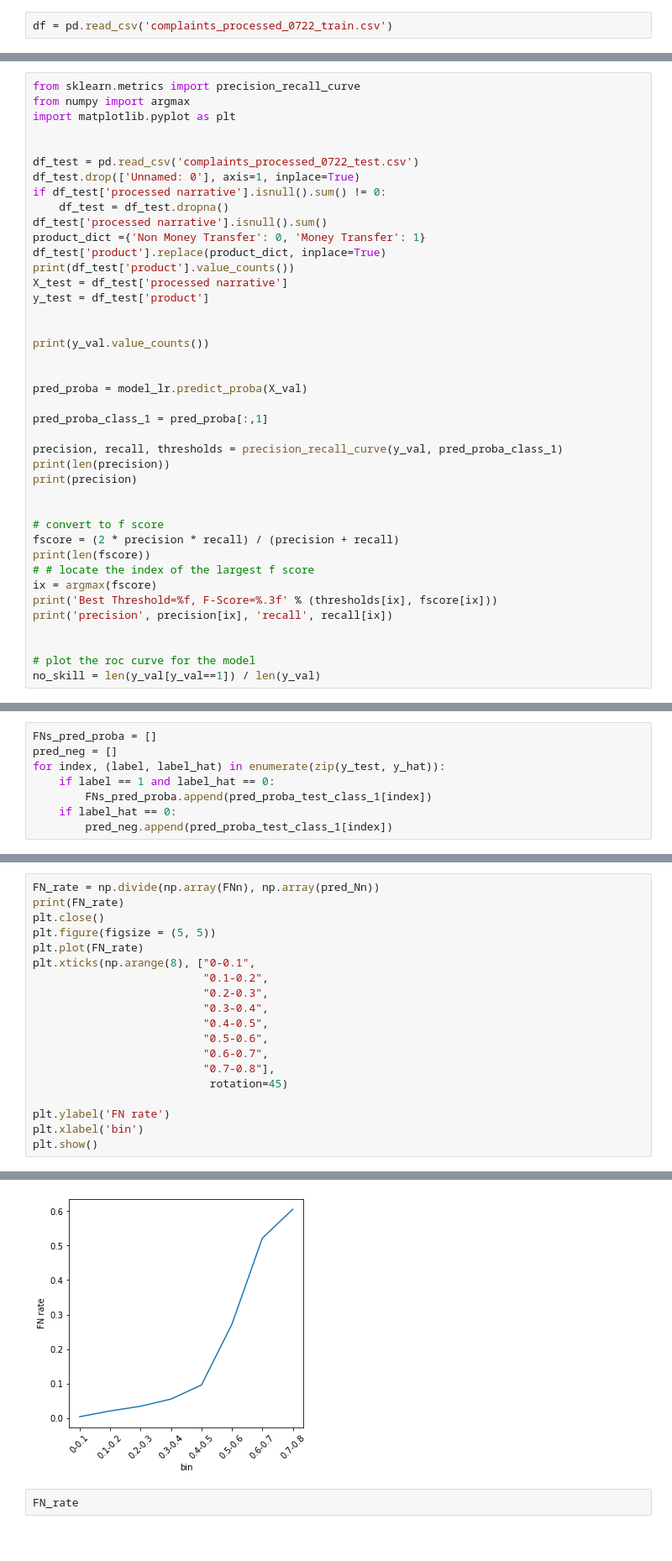
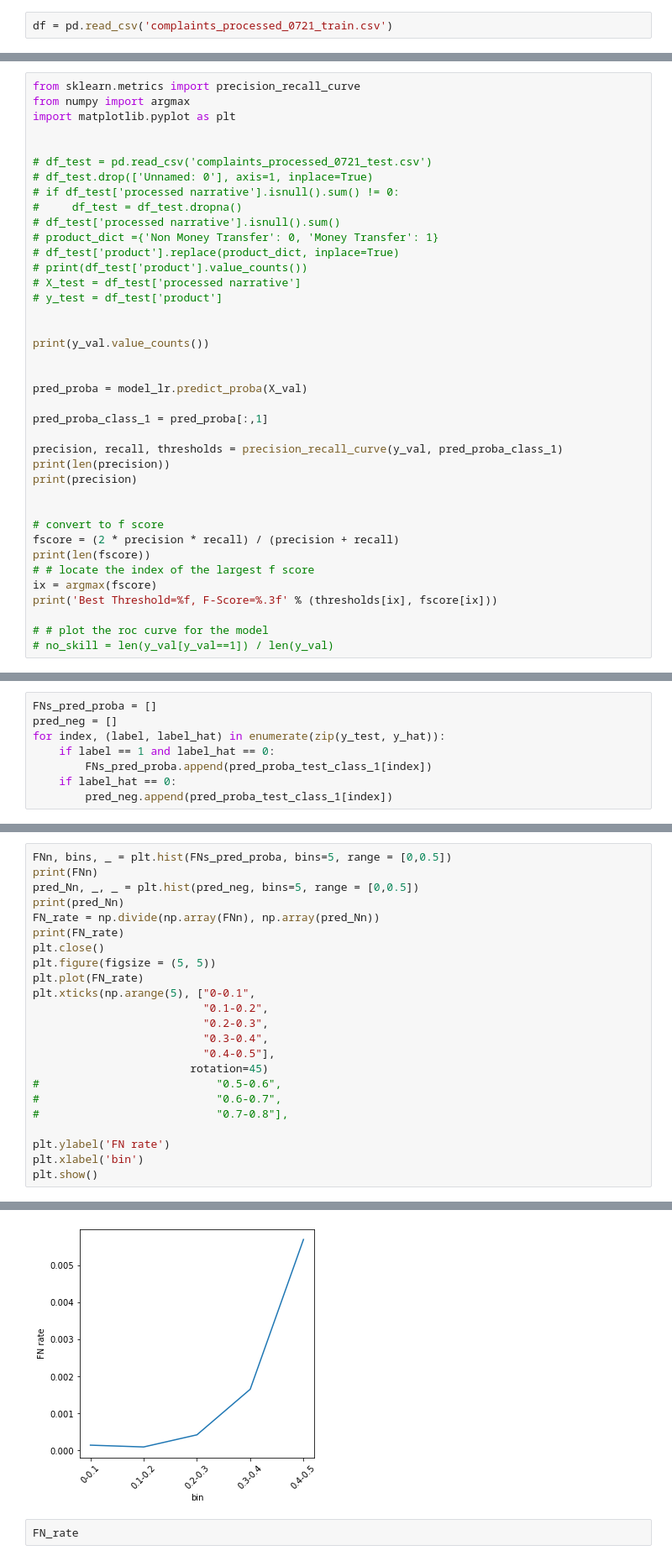
Before and after one commit to lkqnaruto/model_monitoring, a Jupyter notebook: 4_baseline_modeling.ipynb, the cells around one changed output, grey strips where cells are left out. Shown: that part at 84% size. Saved outputs shown, nothing was run; the diff lists cells and outputs as text.

```diff
--- a/4_baseline_modeling.ipynb
+++ b/4_baseline_modeling.ipynb
@@ -185,5 +30,5 @@ Requirement already satisfied: scipy in /opt/anaconda3/lib/python3.8/site-packag
 # %%
-df = pd.read_csv('complaints_processed_0722_train.csv')
+df = pd.read_csv('complaints_processed_0721_train.csv')
 # %%
 # df.drop(['Unnamed: 0'], axis=1, inplace=True)
 print(df['processed narrative'].isnull().sum())
@@ -352,16 +179,16 @@ from numpy import argmax
 import matplotlib.pyplot as plt
 
 
-df_test = pd.read_csv('complaints_processed_0722_test.csv')
-df_test.drop(['Unnamed: 0'], axis=1, inplace=True)
-if df_test['processed narrative'].isnull().sum() != 0:
-    df_test = df_test.dropna()
-df_test['processed narrative'].isnull().sum()
-product_dict ={'Non Money Transfer': 0, 'Money Transfer': 1}
-df_test['product'].replace(product_dict, inplace=True)
-print(df_test['product'].value_counts())
-X_test = df_test['processed narrative']
-y_test = df_test['product']
+# df_test = pd.read_csv('complaints_processed_0721_test.csv')
+# df_test.drop(['Unnamed: 0'], axis=1, inplace=True)
+# if df_test['processed narrative'].isnull().sum() != 0:
+#     df_test = df_test.dropna()
+# df_test['processed narrative'].isnull().sum()
+# product_dict ={'Non Money Transfer': 0, 'Money Transfer': 1}
+# df_test['product'].replace(product_dict, inplace=True)
+# print(df_test['product'].value_counts())
+# X_test = df_test['processed narrative']
+# y_test = df_test['product']
 
 
 print(y_val.value_counts())
@@ -382,9 +209,7 @@ print(len(fscore))
 # # locate the index of the largest f score
 ix = argmax(fscore)
 print('Best Threshold=%f, F-Score=%.3f' % (thresholds[ix], fscore[ix]))
-print('precision', precision[ix], 'recall', recall[ix])
 
-
-# plot the roc curve for the model
-no_skill = len(y_val[y_val==1]) / len(y_val)
+# # plot the roc curve for the model
+# no_skill = len(y_val[y_val==1]) / len(y_val)
 # %% [output]
@@ -447,18 +250,22 @@ print(pred_Nn)
 # %%
+FNn, bins, _ = plt.hist(FNs_pred_proba, bins=5, range = [0,0.5])
+print(FNn)
+pred_Nn, _, _ = plt.hist(pred_neg, bins=5, range = [0,0.5])
+print(pred_Nn)
 FN_rate = np.divide(np.array(FNn), np.array(pred_Nn))
 print(FN_rate)
 plt.close()
 plt.figure(figsize = (5, 5))
 plt.plot(FN_rate)
-plt.xticks(np.arange(8), ["0-0.1",
+plt.xticks(np.arange(5), ["0-0.1",
                           "0.1-0.2",
                           "0.2-0.3",
                           "0.3-0.4",
-                          "0.4-0.5",
-                          "0.5-0.6",
-                          "0.6-0.7",
-                          "0.7-0.8"],
-                           rotation=45)
+                          "0.4-0.5"],
+                        rotation=45)
+#                           "0.5-0.6",
+#                           "0.6-0.7",
+#                           "0.7-0.8"],
 
 plt.ylabel('FN rate')
 plt.xlabel('bin')
@@ -472,4 +278,4 @@ plt.show()
-[figure, old version]
+[figure, new version]
 # %%
 FN_rate
 # %% [output]
```
Also changed, not shown: parts of 30 cells of this notebook.
